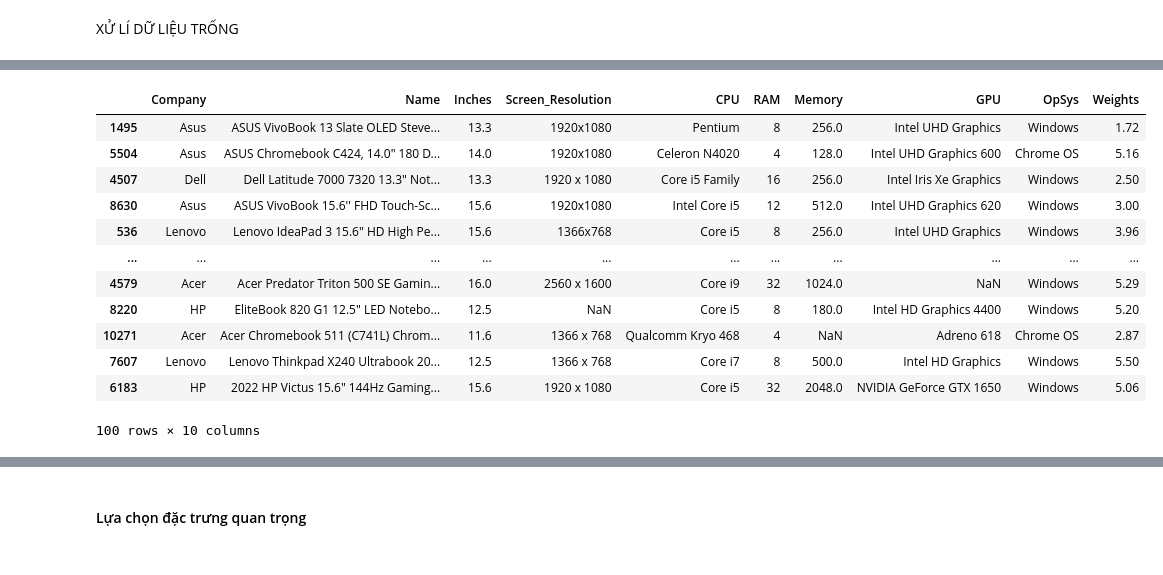
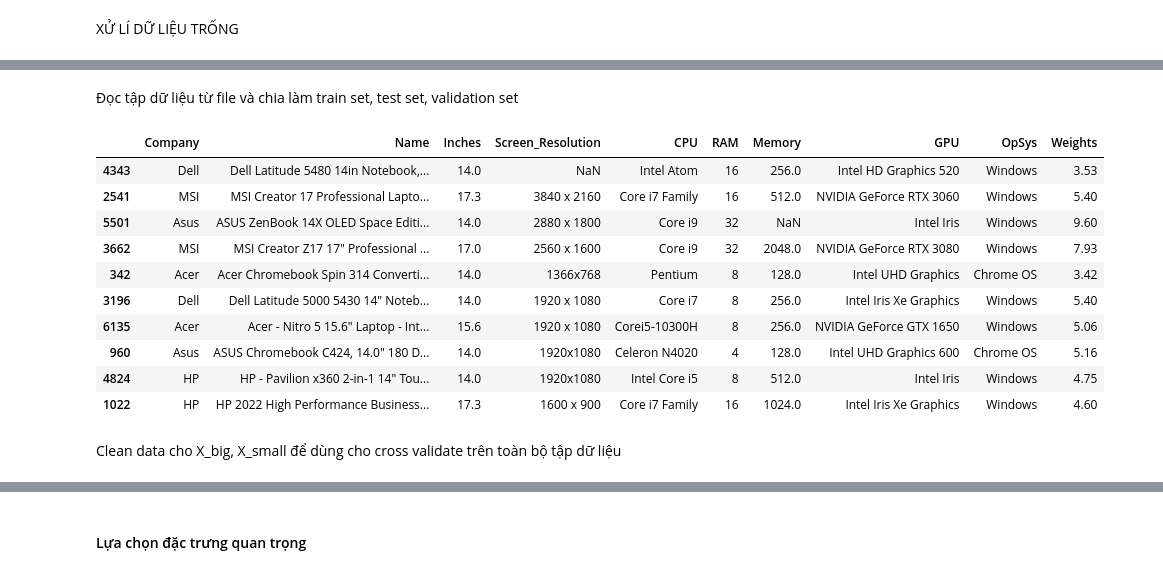
Before and after one commit to NhatChu-2002/Laptop-price-predictor, a Jupyter notebook: model (1).ipynb, the cells around one changed output, grey strips where cells are left out. Drawn from its saved outputs; the diff is of its cells as text; code cells hidden in the pictures.

```diff
--- a/model (1).ipynb
+++ b/model (1).ipynb
@@ -776,3 +209,5 @@ plt.show()
+# %% [markdown]
+Đọc tập dữ liệu từ file và chia làm train set, test set, validation set
 # %%
 df_big = pd.read_csv('./raw data/10000_data.csv')
 df_big = clean_all_data_big(df_big)
@@ -792,21 +227,21 @@ y_big = np.log(df_big['Price'])
 X_train_b,X_test_b,y_train_b,y_test_b = train_test_split(X_big,y_big,test_size=0.3,random_state=2)
 X_test_b, X_val_b, y_test_b, y_val_b = train_test_split(X_test_b, y_test_b, test_size=0.5, random_state=2)
 # %%
-X_big.sample(100)
+X_big.sample(10)
 # %% [output]
 |  | Company | Name | Inches | Screen_Resolution | CPU | RAM | Memory | GPU | OpSys | Weights |
-| 1495 | Asus | ASUS VivoBook 13 Slate OLED Steve... | 13.3 | 1920x1080 | Pentium | 8 | 256.0 | Intel UHD Graphics | Windows | 1.72 |
-| 5504 | Asus | ASUS Chromebook C424, 14.0" 180 D... | 14.0 | 1920x1080 | Celeron N4020 | 4 | 128.0 | Intel UHD Graphics 600 | Chrome OS | 5.16 |
-| 4507 | Dell | Dell Latitude 7000 7320 13.3" Not... | 13.3 | 1920 x 1080 | Core i5 Family | 16 | 256.0 | Intel Iris Xe Graphics | Windows | 2.50 |
-| 8630 | Asus | ASUS VivoBook 15.6'' FHD Touch-Sc... | 15.6 | 1920x1080 | Intel Core i5 | 12 | 512.0 | Intel UHD Graphics 620 | Windows | 3.00 |
-| 536 | Lenovo | Lenovo IdeaPad 3 15.6" HD High Pe... | 15.6 | 1366x768 | Core i5 | 8 | 256.0 | Intel UHD Graphics | Windows | 3.96 |
-| ... | ... | ... | ... | ... | ... | ... | ... | ... | ... | ... |
-| 4579 | Acer | Acer Predator Triton 500 SE Gamin... | 16.0 | 2560 x 1600 | Core i9 | 32 | 1024.0 | NaN | Windows | 5.29 |
-| 8220 | HP | EliteBook 820 G1 12.5" LED Notebo... | 12.5 | NaN | Core i5 | 8 | 180.0 | Intel HD Graphics 4400 | Windows | 5.20 |
-| 10271 | Acer | Acer Chromebook 511 (C741L) Chrom... | 11.6 | 1366 x 768 | Qualcomm Kryo 468 | 4 | NaN | Adreno 618 | Chrome OS | 2.87 |
-| 7607 | Lenovo | Lenovo Thinkpad X240 Ultrabook 20... | 12.5 | 1366 x 768 | Core i7 | 8 | 500.0 | Intel HD Graphics | Windows | 5.50 |
-| 6183 | HP | 2022 HP Victus 15.6" 144Hz Gaming... | 15.6 | 1920 x 1080 | Core i5 | 32 | 2048.0 | NVIDIA GeForce GTX 1650 | Windows | 5.06 |
+| 4343 | Dell | Dell Latitude 5480 14in Notebook,... | 14.0 | NaN | Intel Atom | 16 | 256.0 | Intel HD Graphics 520 | Windows | 3.53 |
+| 2541 | MSI | MSI Creator 17 Professional Lapto... | 17.3 | 3840 x 2160 | Core i7 Family | 16 | 512.0 | NVIDIA GeForce RTX 3060 | Windows | 5.40 |
+| 5501 | Asus | ASUS ZenBook 14X OLED Space Editi... | 14.0 | 2880 x 1800 | Core i9 | 32 | NaN | Intel Iris | Windows | 9.60 |
+| 3662 | MSI | MSI Creator Z17 17" Professional ... | 17.0 | 2560 x 1600 | Core i9 | 32 | 2048.0 | NVIDIA GeForce RTX 3080 | Windows | 7.93 |
+| 342 | Acer | Acer Chromebook Spin 314 Converti... | 14.0 | 1366x768 | Pentium | 8 | 128.0 | Intel UHD Graphics | Chrome OS | 3.42 |
+| 3196 | Dell | Dell Latitude 5000 5430 14" Noteb... | 14.0 | 1920 x 1080 | Core i7 | 8 | 256.0 | Intel Iris Xe Graphics | Windows | 5.40 |
+| 6135 | Acer | Acer - Nitro 5 15.6" Laptop - Int... | 15.6 | 1920 x 1080 | Corei5-10300H | 8 | 256.0 | NVIDIA GeForce GTX 1650 | Windows | 5.06 |
+| 960 | Asus | ASUS Chromebook C424, 14.0" 180 D... | 14.0 | 1920x1080 | Celeron N4020 | 4 | 128.0 | Intel UHD Graphics 600 | Chrome OS | 5.16 |
+| 4824 | HP | HP - Pavilion x360 2-in-1 14" Tou... | 14.0 | 1920x1080 | Intel Core i5 | 8 | 512.0 | Intel Iris | Windows | 4.75 |
+| 1022 | HP | HP 2022 High Performance Business... | 17.3 | 1600 x 900 | Core i7 Family | 16 | 1024.0 | Intel Iris Xe Graphics | Windows | 4.60 |
-100 rows × 10 columns
+# %% [markdown]
+Clean data cho X_big, X_small để dùng cho cross validate trên toàn bộ tập dữ liệu
 # %%
 X_big = create_new_feature_1(X_big)
 X_small = create_new_feature_1(X_small)
```
Also changed, not shown: parts of 131 cells of this notebook.
